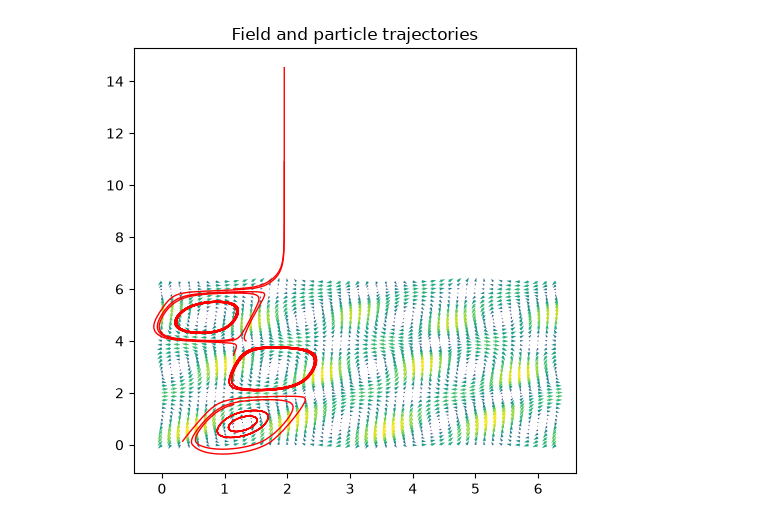
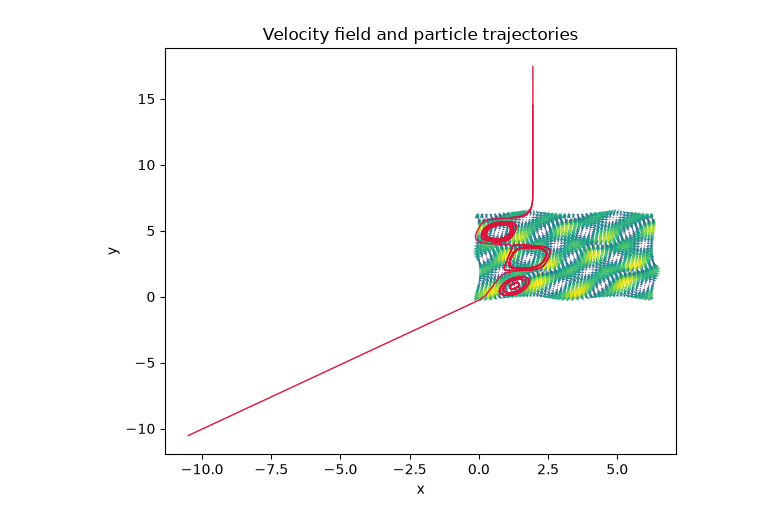
Before and after one commit to aamirmalik-dr/gaussian-process-flow-modeling, a Jupyter notebook: notebooks/demo.ipynb, the cells around one changed output. Drawn from its saved outputs; the diff is of its cells as text; code cells hidden in the pictures.

```diff
--- a/notebooks/demo.ipynb
+++ b/notebooks/demo.ipynb
@@ -24,13 +147,14 @@ held-out reconstruction RMSE: 0.244
 # %%
-import matplotlib.pyplot as plt
+from flowgp import advect_particles
 
-starts = np.column_stack([np.full(10, field.xs[8]), np.linspace(field.ys[2], field.ys[-3], 10)])
-traj = advect_particles(field, starts, n_steps=150, dt=0.03)
-gx, gy = np.meshgrid(field.xs, field.ys)
-plt.figure(figsize=(5, 5))
+starts = np.column_stack([np.full(12, field.xs[8]), np.linspace(field.ys[2], field.ys[-3], 12)])
+traj = advect_particles(field, starts, n_steps=200, dt=0.03)
+
+plt.figure(figsize=(6, 5))
 plt.quiver(gx, gy, field.u, field.v, np.hypot(field.u, field.v), cmap='viridis')
 for p in range(traj.shape[1]):
-    plt.plot(traj[:, p, 0], traj[:, p, 1], 'r', lw=1)
-plt.title('Field and particle trajectories'); plt.tight_layout(); plt.show()
+    plt.plot(traj[:, p, 0], traj[:, p, 1], color='crimson', linewidth=1)
+plt.title('Velocity field and particle trajectories')
+plt.xlabel('x'); plt.ylabel('y'); plt.tight_layout(); plt.show()
 # %% [output]
-[figure, old version]
+[figure, new version]
```
Also changed, not shown: parts of 13 cells of this notebook, 3 other files.
